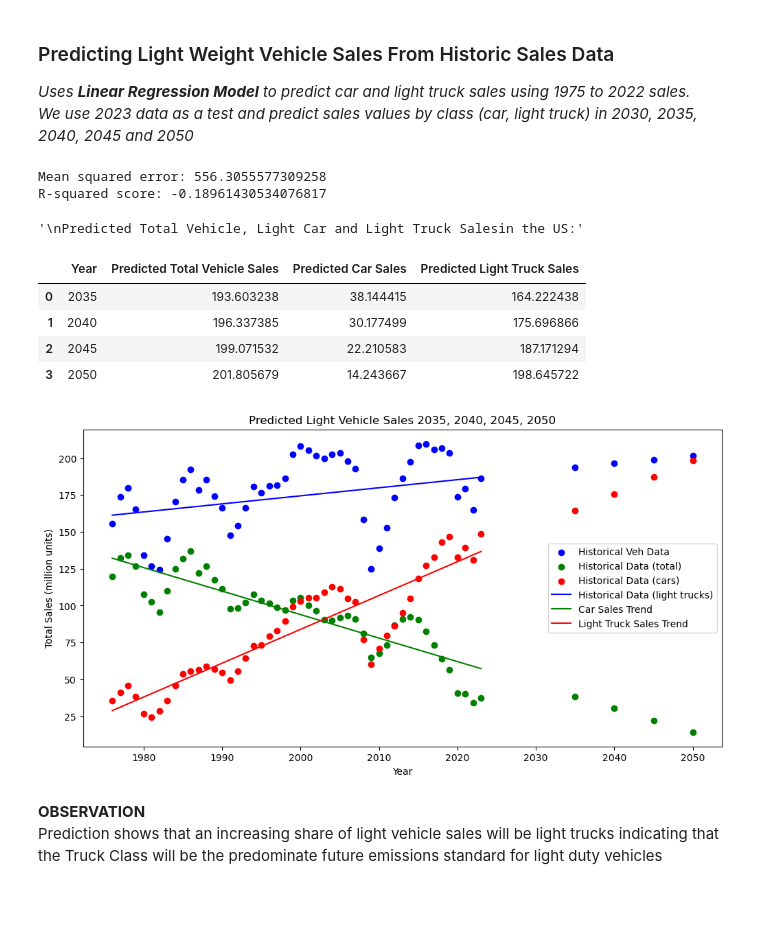
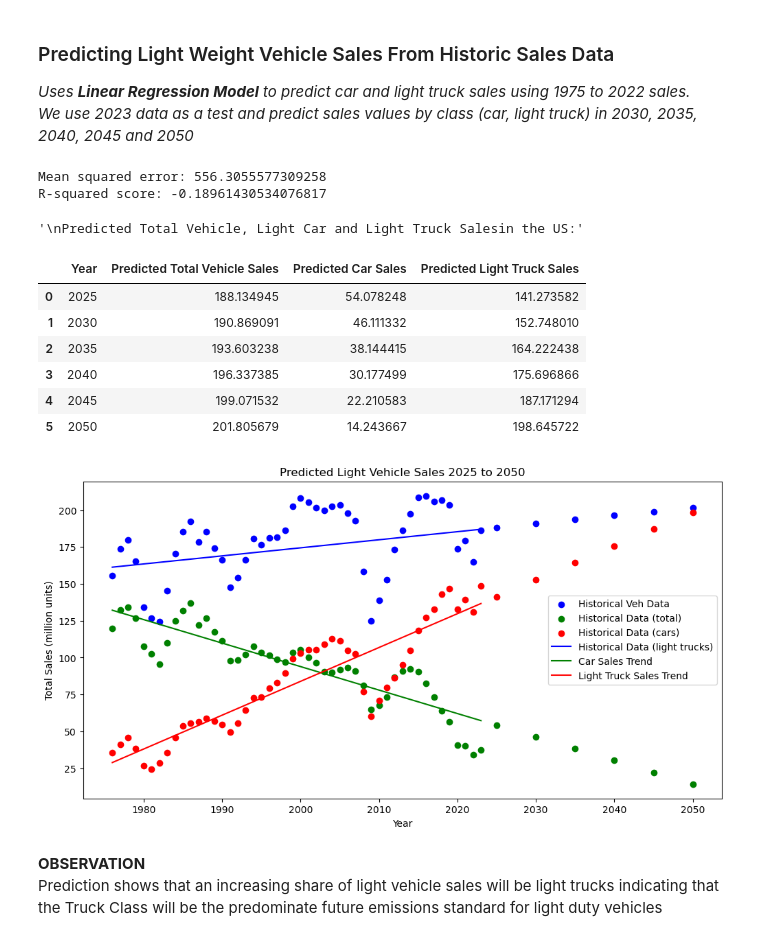
Before and after one commit to jbondAI/AI_Project_2, a Jupyter notebook: vehicle_and_emissions_analysis.ipynb, the cells around one changed output. Cells and saved outputs as stored; diff of their text form; code cells hidden in the pictures; blank space fills up the shorter version.

```diff
--- a/vehicle_and_emissions_analysis.ipynb
+++ b/vehicle_and_emissions_analysis.ipynb
@@ -145,7 +145,7 @@ print(f"Mean squared error: {mse}")
 print(f"R-squared score: {r2}")
 
 # Predict (Annual vehicle sales in 2035, 2040, 2045, 2050)
-future_years = np.array([2035, 2040, 2045, 2050]).reshape(-1, 1)
+future_years = np.array([2025, 2030, 2035, 2040, 2045, 2050]).reshape(-1, 1)
 future_predictions = model.predict(future_years)
 predicted_lt_car = model_lt_car.predict(future_years)
 predicted_lt_truck = model_lt_truck.predict(future_years)
@@ -155,39 +155,41 @@ veh_sales_prediction = pd.DataFrame({
     'Predicted Total Vehicle Sales': future_predictions,
     'Predicted Car Sales': predicted_lt_car,
     'Predicted Light Truck Sales': predicted_lt_truck
 })
 
 
 
 display("\nPredicted Total Vehicle, Light Car and Light Truck Salesin the US:")
 display(veh_sales_prediction)
 
 # Visualize the results
 plt.figure(figsize=(12, 6))
 plt.scatter(X, y, color='blue', label='Historical Veh Data')
 plt.scatter(X, y_lt_car, color='green', label='Historical Data (total)')
 plt.scatter(X, y_lt_truck, color='red', label='Historical Data (cars)')
 plt.plot(X, model.predict(X), color='blue', label='Historical Data (light trucks)')
 plt.plot(X, model_lt_car.predict(X), color='green', label='Car Sales Trend')
 plt.plot(X, model_lt_truck.predict(X), color='red', label='Light Truck Sales Trend')
 plt.scatter(future_years, future_predictions, color='blue')
 plt.scatter(future_years, predicted_lt_car, color='green')
 plt.scatter(future_years, predicted_lt_truck, color='red')
 plt.xlabel('Year')
 plt.ylabel('Total Sales (million units)')
-plt.title('Predicted Light Vehicle Sales 2035, 2040, 2045, 2050')
+plt.title('Predicted Light Vehicle Sales 2025 to 2050')
 plt.legend()
 plt.show()
 # %% [output]
 Mean squared error: 556.3055577309258
 R-squared score: -0.18961430534076817
 '\nPredicted Total Vehicle, Light Car and Light Truck Salesin the US:'
 |  | Year | Predicted Total Vehicle Sales | Predicted Car Sales | Predicted Light Truck Sales |
-| 0 | 2035 | 193.603238 | 38.144415 | 164.222438 |
-| 1 | 2040 | 196.337385 | 30.177499 | 175.696866 |
-| 2 | 2045 | 199.071532 | 22.210583 | 187.171294 |
-| 3 | 2050 | 201.805679 | 14.243667 | 198.645722 |
+| 0 | 2025 | 188.134945 | 54.078248 | 141.273582 |
+| 1 | 2030 | 190.869091 | 46.111332 | 152.748010 |
+| 2 | 2035 | 193.603238 | 38.144415 | 164.222438 |
+| 3 | 2040 | 196.337385 | 30.177499 | 175.696866 |
+| 4 | 2045 | 199.071532 | 22.210583 | 187.171294 |
+| 5 | 2050 | 201.805679 | 14.243667 | 198.645722 |
-[figure, old version]
+[figure, new version]
 # %% [markdown]
 **OBSERVATION** \
 Prediction shows that an increasing share of light vehicle sales will be light trucks indicating that the Truck Class will be the predominate future emissions standard for light duty vehicles
```
Also changed, not shown: parts of 9 cells of this notebook, 1 other file.
